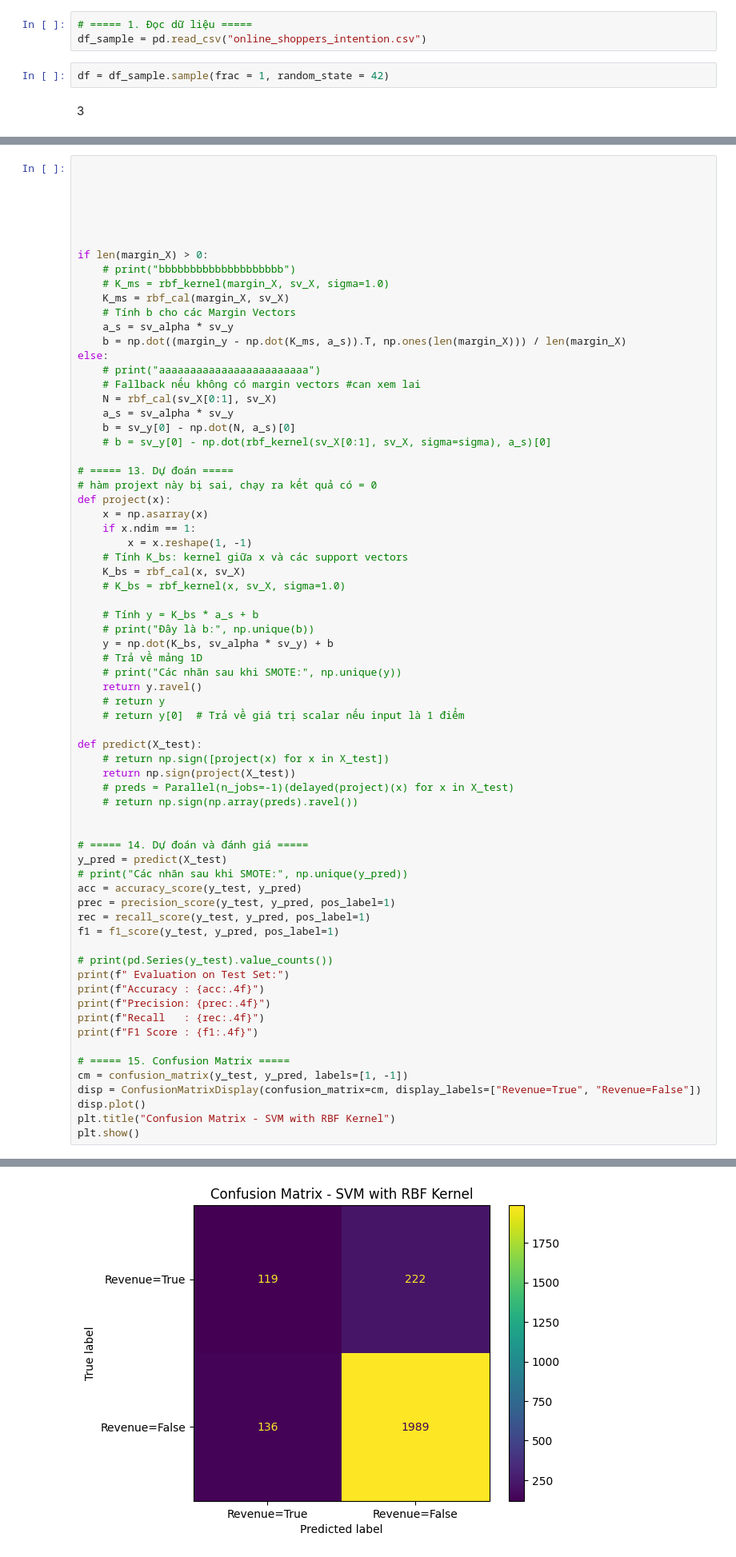
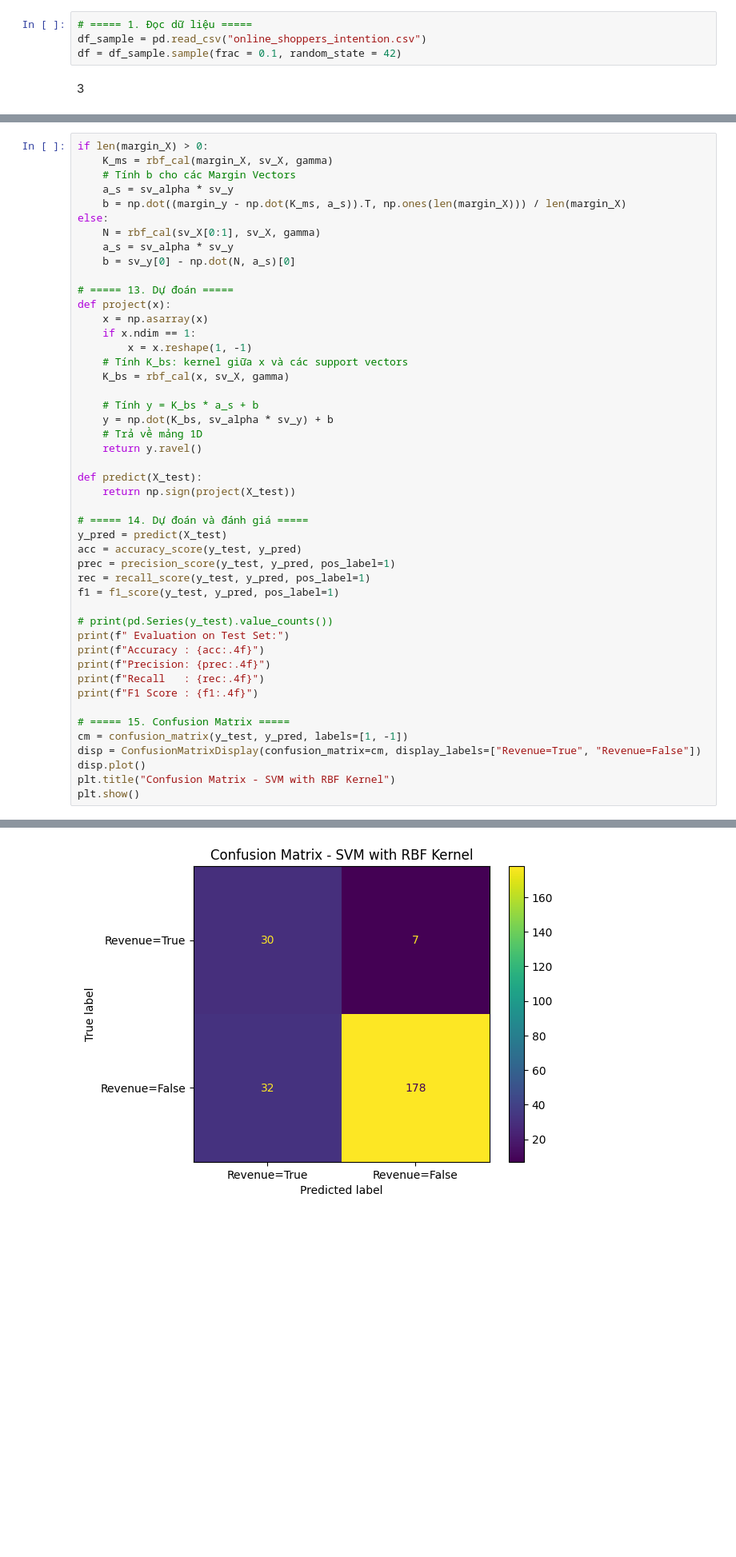
Before and after one commit to khachuy1904/svm, a Jupyter notebook: svm_kernel.ipynb, the cells around one changed output, grey strips where cells are left out. Shown: that part at 80% size. Saved outputs shown, nothing was run; the diff lists cells and outputs as text; blank space fills up the shorter version.

```diff
--- a/svm_kernel.ipynb
+++ b/svm_kernel.ipynb
@@ -18,8 +15,7 @@ from sklearn.svm import SVC
 # %%
 # ===== 1. Đọc dữ liệu =====
 df_sample = pd.read_csv("online_shoppers_intention.csv")
+df = df_sample.sample(frac = 0.1, random_state = 42)
-# %%
-df = df_sample.sample(frac = 1, random_state = 42)
 # %% [markdown]
 3
 # %%
@@ -200,54 +116,32 @@ margin_y = y_resampled[margin_mask]
 # %%
-
-
-
-
-
-
 if len(margin_X) > 0:
-    # print("bbbbbbbbbbbbbbbbbbbb")
-    # K_ms = rbf_kernel(margin_X, sv_X, sigma=1.0)
-    K_ms = rbf_cal(margin_X, sv_X)
+    K_ms = rbf_cal(margin_X, sv_X, gamma)
     # Tính b cho các Margin Vectors
     a_s = sv_alpha * sv_y
     b = np.dot((margin_y - np.dot(K_ms, a_s)).T, np.ones(len(margin_X))) / len(margin_X)
 else:
-    # print("aaaaaaaaaaaaaaaaaaaaaaaa")
-    # Fallback nếu không có margin vectors #can xem lai
-    N = rbf_cal(sv_X[0:1], sv_X)
+    N = rbf_cal(sv_X[0:1], sv_X, gamma)
     a_s = sv_alpha * sv_y
     b = sv_y[0] - np.dot(N, a_s)[0]
-    # b = sv_y[0] - np.dot(rbf_kernel(sv_X[0:1], sv_X, sigma=sigma), a_s)[0]
 
 # ===== 13. Dự đoán =====
-# hàm projext này bị sai, chạy ra kết quả có = 0
 def project(x):
     x = np.asarray(x)
     if x.ndim == 1:
         x = x.reshape(1, -1)
     # Tính K_bs: kernel giữa x và các support vectors
-    K_bs = rbf_cal(x, sv_X)
-    # K_bs = rbf_kernel(x, sv_X, sigma=1.0)
+    K_bs = rbf_cal(x, sv_X, gamma)
 
     # Tính y = K_bs * a_s + b
-    # print("Đây là b:", np.unique(b))
     y = np.dot(K_bs, sv_alpha * sv_y) + b
     # Trả về mảng 1D
-    # print("Các nhãn sau khi SMOTE:", np.unique(y))
     return y.ravel()
-    # return y
-    # return y[0]  # Trả về giá trị scalar nếu input là 1 điểm
 
 def predict(X_test):
-    # return np.sign([project(x) for x in X_test])
     return np.sign(project(X_test))
-    # preds = Parallel(n_jobs=-1)(delayed(project)(x) for x in X_test)
-    # return np.sign(np.array(preds).ravel())
-
 
 # ===== 14. Dự đoán và đánh giá =====
 y_pred = predict(X_test)
-# print("Các nhãn sau khi SMOTE:", np.unique(y_pred))
 acc = accuracy_score(y_test, y_pred)
 prec = precision_score(y_test, y_pred, pos_label=1)
 rec = recall_score(y_test, y_pred, pos_label=1)
@@ -275,3 +169,3 @@ F1 Score : 0.3993
-[figure, old version]
+[figure, new version]
 # %%
 model = SVC(C=1.0, kernel='rbf', gamma = gamma)
```
Also changed, not shown: parts of 12 cells of this notebook.
